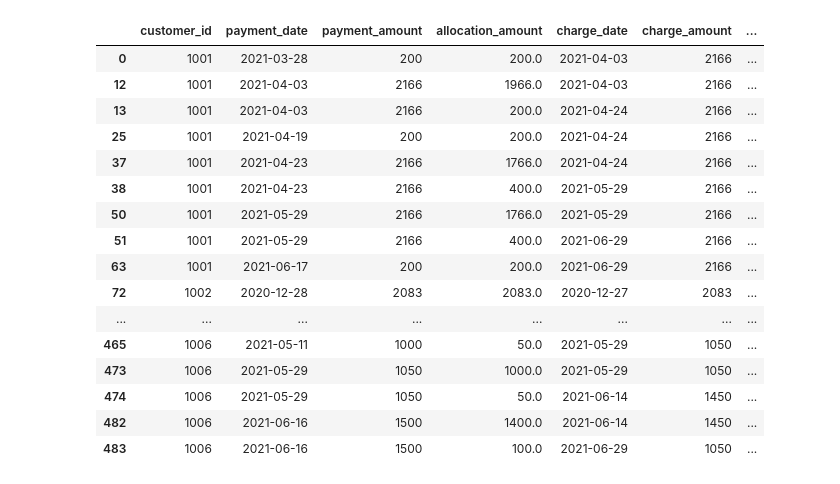
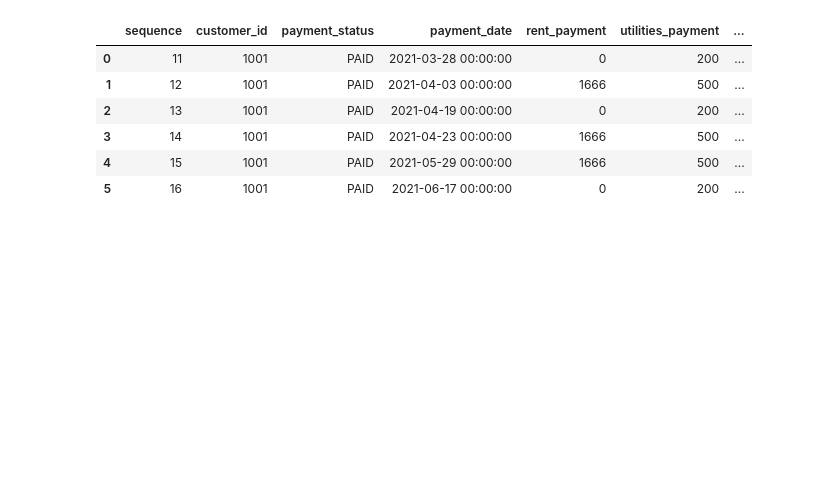
Before and after one commit to mlasala1964/Payments-and-charges, a Jupyter notebook: SQL implementation for Payments and charges.ipynb, the cells around one changed output. Saved outputs shown, nothing was run; the diff lists cells and outputs as text; code cells hidden in the pictures; blank space fills up the shorter version.

```diff
--- a/SQL implementation for Payments and charges.ipynb
+++ b/SQL implementation for Payments and charges.ipynb
@@ -154,34 +14,28 @@ payment_allocation
-# %%
-# We extract only the columns from the DataFrame to have a result set that matches the SQL implementation
-payment_allocation.rename(columns={'payment_segment_size': 'payment_amount'}, inplace=True)
-payment_allocation.rename(columns={'charge_segment_size': 'charge_amount'}, inplace=True)
-
-payment_allocation.filter([
-    'customer_id',
-    'payment_date',
-    'payment_amount',
-    'allocation_amount',
-    'charge_date',
-    'charge_amount',
-    'charge_status',
-    'current_debt',
-    'current_credit'
-])
-# %% [output]
-|  | customer_id | payment_date | payment_amount | allocation_amount | charge_date | charge_amount | ... |
-| 0 | 1001 | 2021-03-28 | 200 | 200.0 | 2021-04-03 | 2166 | ... |
-| 12 | 1001 | 2021-04-03 | 2166 | 1966.0 | 2021-04-03 | 2166 | ... |
-| 13 | 1001 | 2021-04-03 | 2166 | 200.0 | 2021-04-24 | 2166 | ... |
-| 25 | 1001 | 2021-04-19 | 200 | 200.0 | 2021-04-24 | 2166 | ... |
-| 37 | 1001 | 2021-04-23 | 2166 | 1766.0 | 2021-04-24 | 2166 | ... |
-| 38 | 1001 | 2021-04-23 | 2166 | 400.0 | 2021-05-29 | 2166 | ... |
-| 50 | 1001 | 2021-05-29 | 2166 | 1766.0 | 2021-05-29 | 2166 | ... |
-| 51 | 1001 | 2021-05-29 | 2166 | 400.0 | 2021-06-29 | 2166 | ... |
-| 63 | 1001 | 2021-06-17 | 200 | 200.0 | 2021-06-29 | 2166 | ... |
-| 72 | 1002 | 2020-12-28 | 2083 | 2083.0 | 2020-12-27 | 2083 | ... |
-| ... | ... | ... | ... | ... | ... | ... | ... |
-| 465 | 1006 | 2021-05-11 | 1000 | 50.0 | 2021-05-29 | 1050 | ... |
-| 473 | 1006 | 2021-05-29 | 1050 | 1000.0 | 2021-05-29 | 1050 | ... |
-| 474 | 1006 | 2021-05-29 | 1050 | 50.0 | 2021-06-14 | 1450 | ... |
-| 482 | 1006 | 2021-06-16 | 1500 | 1400.0 | 2021-06-14 | 1450 | ... |
-| 483 | 1006 | 2021-06-16 | 1500 | 100.0 | 2021-06-29 | 1050 | ... |
+# %%
+import pandas as pd
+import sqlite3
+# Create a database on the fly in memory
+conn = sqlite3.connect(':memory:')
+# %%
+# load <payments> table from the csv file  Data/payments.csv
+payments = pd.read_csv('Data/payments.csv',parse_dates=['payment_date'])
+
+payments.to_sql('payments', con=conn, if_exists='replace', index=True, index_label='sequence')
+pd.read_sql(
+    """
+    SELECT *
+    FROM payments
+--    LIMIT 10
+    WHERE customer_id = 1001
+    ORDER BY customer_id, payment_date, total_payment
+    """,
+    con=conn
+)
+# %% [output]
+|  | sequence | customer_id | payment_status | payment_date | rent_payment | utilities_payment | ... |
+| 0 | 11 | 1001 | PAID | 2021-03-28 00:00:00 | 0 | 200 | ... |
+| 1 | 12 | 1001 | PAID | 2021-04-03 00:00:00 | 1666 | 500 | ... |
+| 2 | 13 | 1001 | PAID | 2021-04-19 00:00:00 | 0 | 200 | ... |
+| 3 | 14 | 1001 | PAID | 2021-04-23 00:00:00 | 1666 | 500 | ... |
+| 4 | 15 | 1001 | PAID | 2021-05-29 00:00:00 | 1666 | 500 | ... |
+| 5 | 16 | 1001 | PAID | 2021-06-17 00:00:00 | 0 | 200 | ... |
```
Also changed, not shown: parts of 9 cells of this notebook.
